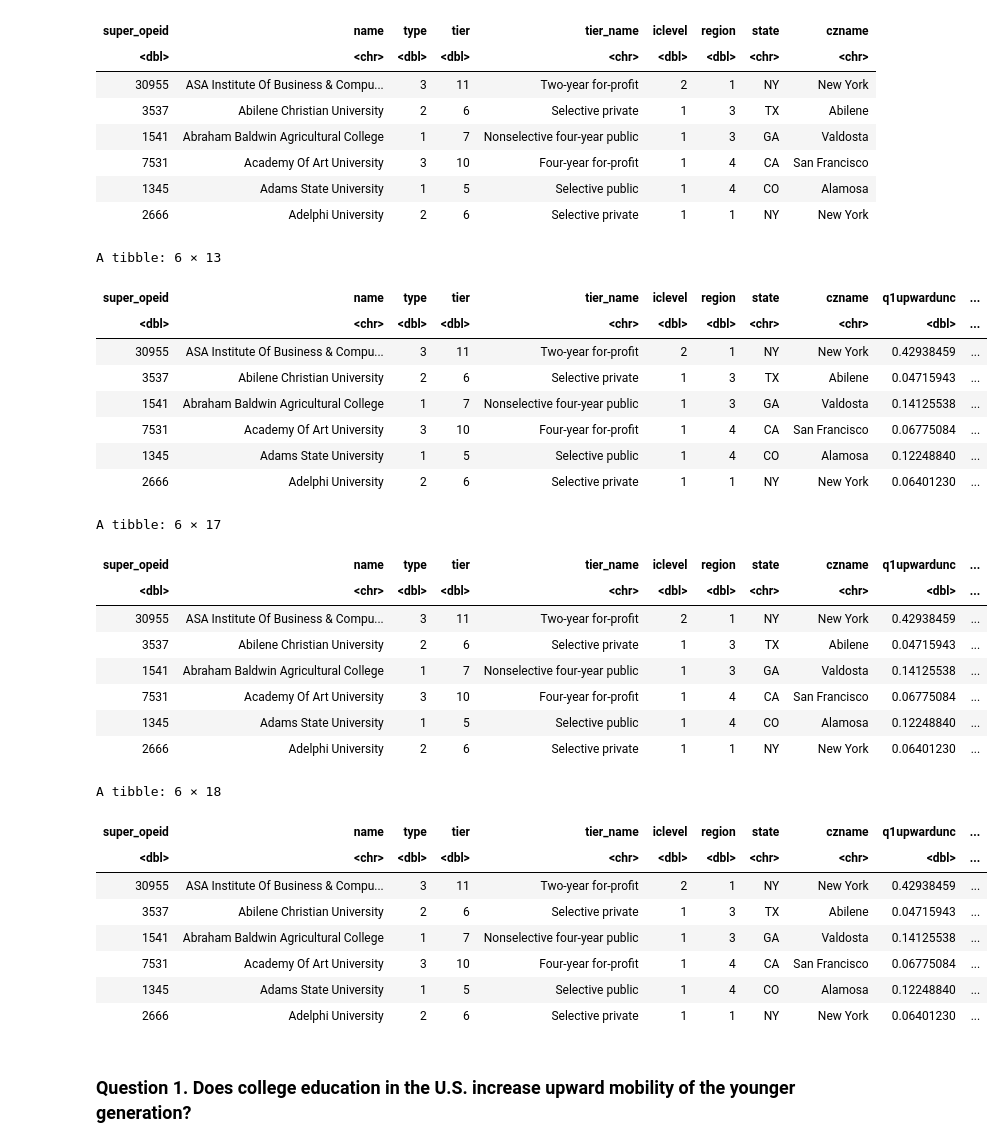
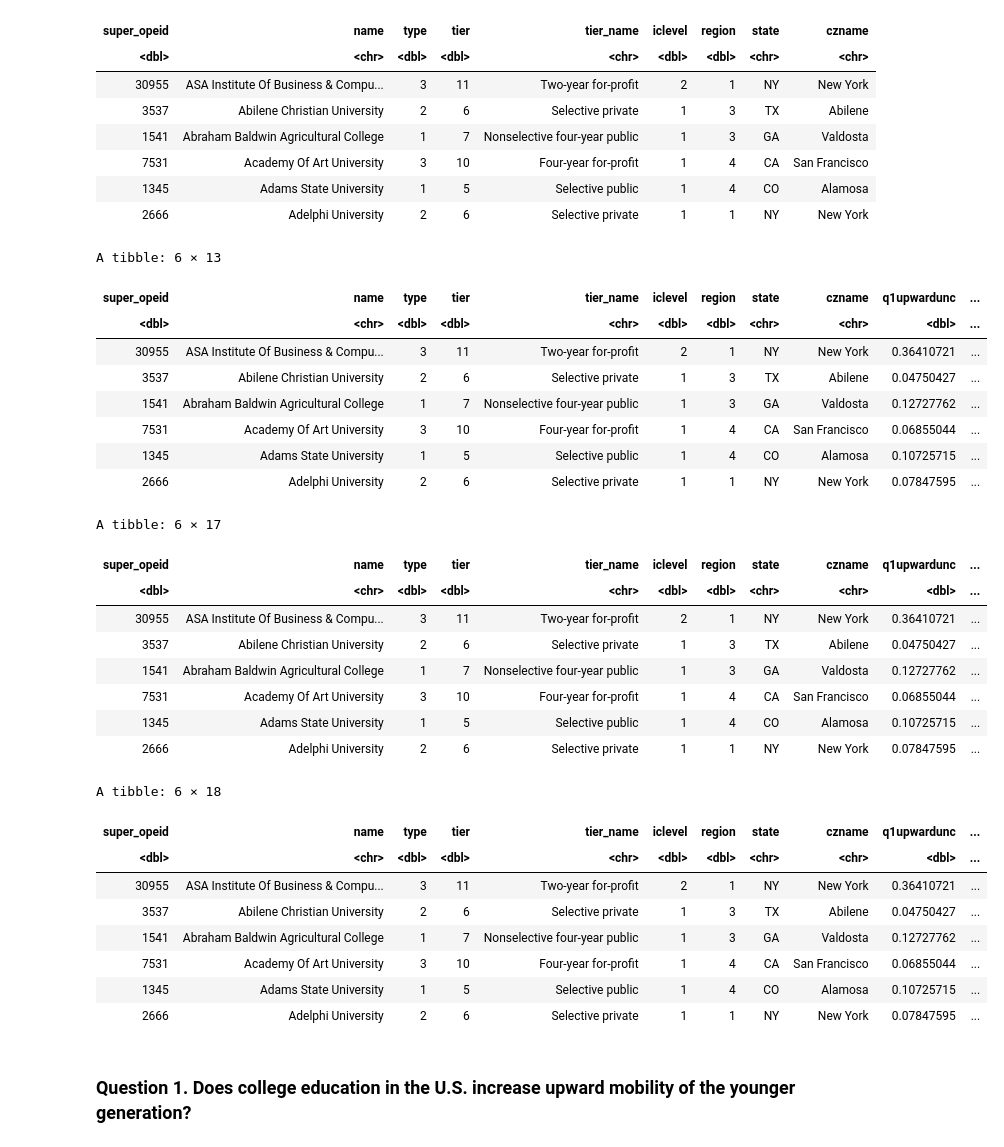
Before and after one commit to XinlanFu/GroupProject, a Jupyter notebook: QUESTION56-Copy1.ipynb, the cells around one changed output. Saved outputs shown, nothing was run; the diff lists cells and outputs as text; code cells hidden in the pictures.

```diff
--- a/QUESTION56-Copy1.ipynb
+++ b/QUESTION56-Copy1.ipynb
@@ -53,32 +53,31 @@ A tibble: 6 × 9
 | 1345 | Adams State University | 1 | 5 | Selective public | 1 | 4 | CO | Alamosa |
 | 2666 | Adelphi University | 2 | 6 | Selective private | 1 | 1 | NY | New York |
 # %%
-
 q1uncpq2 <- unconditionalprobability(dat$kq2_cond_parq1,dat$par_q1)
 q1uncpq3 <- unconditionalprobability(dat$kq3_cond_parq1,dat$par_q1)
 q1uncpq4 <- unconditionalprobability(dat$kq4_cond_parq1,dat$par_q1)
-q1uncpq5 <- unconditionalprobability(dat$kq4_cond_parq1,dat$par_q1)
+q1uncpq5 <- unconditionalprobability(dat$kq5_cond_parq1,dat$par_q1)
 dset$q1upwardunc <- (q1uncpq2 + q1uncpq3 + q1uncpq4 + q1uncpq5)
 q2uncpq3 <- unconditionalprobability(dat$kq3_cond_parq2,dat$par_q2)
 q2uncpq4 <- unconditionalprobability(dat$kq4_cond_parq2,dat$par_q2)
 q2uncpq5 <- unconditionalprobability(dat$kq5_cond_parq2,dat$par_q2)
 dset$q2upwardunc <- (q2uncpq3 + q2uncpq4 + q2uncpq5)
 q3uncpq4 <- unconditionalprobability(dat$kq4_cond_parq3,dat$par_q3)
-q3uncpq5 <- unconditionalprobability(dat$kq4_cond_parq3,dat$par_q3)
+q3uncpq5 <- unconditionalprobability(dat$kq5_cond_parq3,dat$par_q3)
 dset$q3upwardunc <- (q3uncpq4 + q3uncpq5)
 q4uncpq5 <- unconditionalprobability(dat$kq5_cond_parq4,dat$par_q4)
 dset$q4upwardunc <- q4uncpq5
 head(dset)
 # %% [output]
 A tibble: 6 × 13
 | super_opeid | name | type | tier | tier_name | iclevel | region | state | czname | q1upwardunc | ... |
 | <dbl> | <chr> | <dbl> | <dbl> | <chr> | <dbl> | <dbl> | <chr> | <chr> | <dbl> | ... |
-| 30955 | ASA Institute Of Business & Compu... | 3 | 11 | Two-year for-profit | 2 | 1 | NY | New York | 0.42938459 | ... |
-| 3537 | Abilene Christian University | 2 | 6 | Selective private | 1 | 3 | TX | Abilene | 0.04715943 | ... |
-| 1541 | Abraham Baldwin Agricultural College | 1 | 7 | Nonselective four-year public | 1 | 3 | GA | Valdosta | 0.14125538 | ... |
-| 7531 | Academy Of Art University | 3 | 10 | Four-year for-profit | 1 | 4 | CA | San Francisco | 0.06775084 | ... |
-| 1345 | Adams State University | 1 | 5 | Selective public | 1 | 4 | CO | Alamosa | 0.12248840 | ... |
-| 2666 | Adelphi University | 2 | 6 | Selective private | 1 | 1 | NY | New York | 0.06401230 | ... |
+| 30955 | ASA Institute Of Business & Compu... | 3 | 11 | Two-year for-profit | 2 | 1 | NY | New York | 0.36410721 | ... |
+| 3537 | Abilene Christian University | 2 | 6 | Selective private | 1 | 3 | TX | Abilene | 0.04750427 | ... |
+| 1541 | Abraham Baldwin Agricultural College | 1 | 7 | Nonselective four-year public | 1 | 3 | GA | Valdosta | 0.12727762 | ... |
+| 7531 | Academy Of Art University | 3 | 10 | Four-year for-profit | 1 | 4 | CA | San Francisco | 0.06855044 | ... |
+| 1345 | Adams State University | 1 | 5 | Selective public | 1 | 4 | CO | Alamosa | 0.10725715 | ... |
+| 2666 | Adelphi University | 2 | 6 | Selective private | 1 | 1 | NY | New York | 0.07847595 | ... |
 # %%
 conditionalprobability <- function(marginalprob,jointprob1,jointprob2,jointprob3,jointprob4) {
     n <- length(jointprob1)
@@ -103,12 +102,12 @@ head(dset)
 A tibble: 6 × 17
 | super_opeid | name | type | tier | tier_name | iclevel | region | state | czname | q1upwardunc | ... |
 | <dbl> | <chr> | <dbl> | <dbl> | <chr> | <dbl> | <dbl> | <chr> | <chr> | <dbl> | ... |
-| 30955 | ASA Institute Of Business & Compu... | 3 | 11 | Two-year for-profit | 2 | 1 | NY | New York | 0.42938459 | ... |
-| 3537 | Abilene Christian University | 2 | 6 | Selective private | 1 | 3 | TX | Abilene | 0.04715943 | ... |
-| 1541 | Abraham Baldwin Agricultural College | 1 | 7 | Nonselective four-year public | 1 | 3 | GA | Valdosta | 0.14125538 | ... |
-| 7531 | Academy Of Art University | 3 | 10 | Four-year for-profit | 1 | 4 | CA | San Francisco | 0.06775084 | ... |
-| 1345 | Adams State University | 1 | 5 | Selective public | 1 | 4 | CO | Alamosa | 0.12248840 | ... |
-| 2666 | Adelphi University | 2 | 6 | Selective private | 1 | 1 | NY | New York | 0.06401230 | ... |
+| 30955 | ASA Institute Of Business & Compu... | 3 | 11 | Two-year for-profit | 2 | 1 | NY | New York | 0.36410721 | ... |
+| 3537 | Abilene Christian University | 2 | 6 | Selective private | 1 | 3 | TX | Abilene | 0.04750427 | ... |
+| 1541 | Abraham Baldwin Agricultural College | 1 | 7 | Nonselective four-year public | 1 | 3 | GA | Valdosta | 0.12727762 | ... |
+| 7531 | Academy Of Art University | 3 | 10 | Four-year for-profit | 1 | 4 | CA | San Francisco | 0.06855044 | ... |
+| 1345 | Adams State University | 1 | 5 | Selective public | 1 | 4 | CO | Alamosa | 0.10725715 | ... |
+| 2666 | Adelphi University | 2 | 6 | Selective private | 1 | 1 | NY | New York | 0.07847595 | ... |
 # %%
 totalmobility <- function (jointprobab1,jointprobab2,jointprobab3,jointprobab4){
        n <- length(jointprobab1)
@@ -126,12 +125,12 @@ head(dset)
 A tibble: 6 × 18
 | super_opeid | name | type | tier | tier_name | iclevel | region | state | czname | q1upwardunc | ... |
 | <dbl> | <chr> | <dbl> | <dbl> | <chr> | <dbl> | <dbl> | <chr> | <chr> | <dbl> | ... |
-| 30955 | ASA Institute Of Business & Compu... | 3 | 11 | Two-year for-profit | 2 | 1 | NY | New York | 0.42938459 | ... |
-| 3537 | Abilene Christian University | 2 | 6 | Selective private | 1 | 3 | TX | Abilene | 0.04715943 | ... |
-| 1541 | Abraham Baldwin Agricultural College | 1 | 7 | Nonselective four-year public | 1 | 3 | GA | Valdosta | 0.14125538 | ... |
-| 7531 | Academy Of Art University | 3 | 10 | Four-year for-profit | 1 | 4 | CA | San Francisco | 0.06775084 | ... |
-| 1345 | Adams State University | 1 | 5 | Selective public | 1 | 4 | CO | Alamosa | 0.12248840 | ... |
-| 2666 | Adelphi University | 2 | 6 | Selective private | 1 | 1 | NY | New York | 0.06401230 | ... |
+| 30955 | ASA Institute Of Business & Compu... | 3 | 11 | Two-year for-profit | 2 | 1 | NY | New York | 0.36410721 | ... |
+| 3537 | Abilene Christian University | 2 | 6 | Selective private | 1 | 3 | TX | Abilene | 0.04750427 | ... |
+| 1541 | Abraham Baldwin Agricultural College | 1 | 7 | Nonselective four-year public | 1 | 3 | GA | Valdosta | 0.12727762 | ... |
+| 7531 | Academy Of Art University | 3 | 10 | Four-year for-profit | 1 | 4 | CA | San Francisco | 0.06855044 | ... |
+| 1345 | Adams State University | 1 | 5 | Selective public | 1 | 4 | CO | Alamosa | 0.10725715 | ... |
+| 2666 | Adelphi University | 2 | 6 | Selective private | 1 | 1 | NY | New York | 0.07847595 | ... |
 # %% [markdown]
 ### Question 1. Does college education in the U.S. increase upward mobility of the younger generation?
 # %%
```
Also changed, not shown: parts of 10 cells of this notebook.
